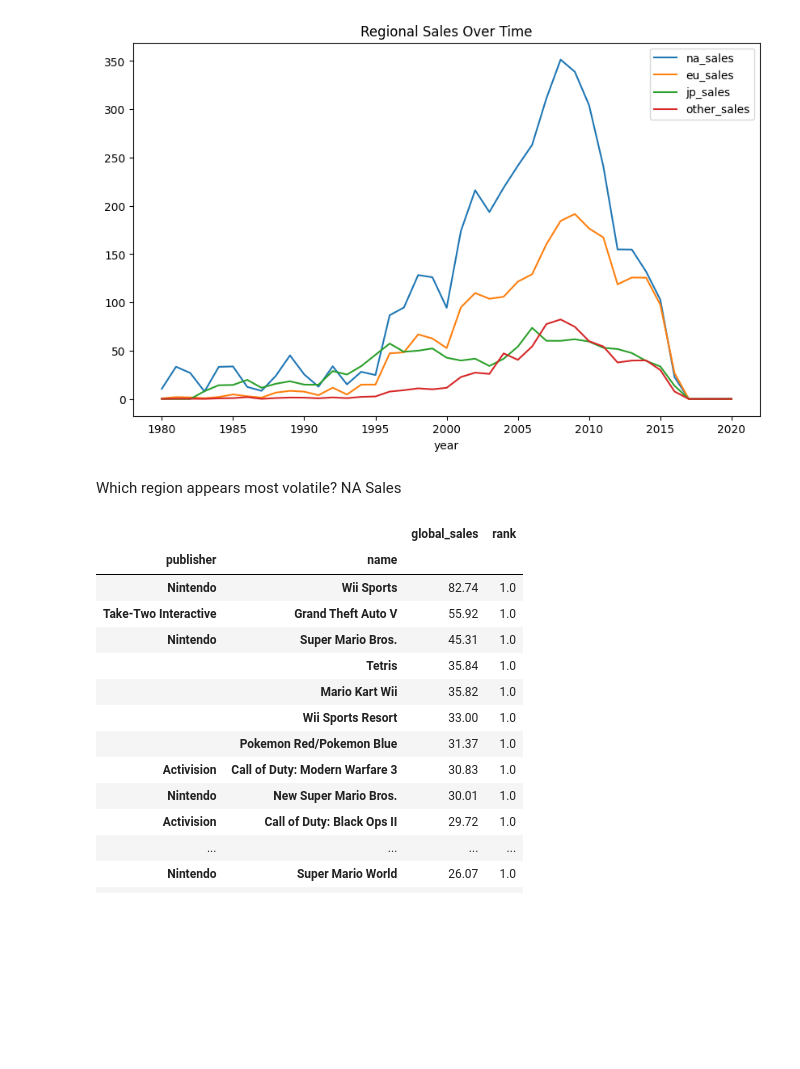
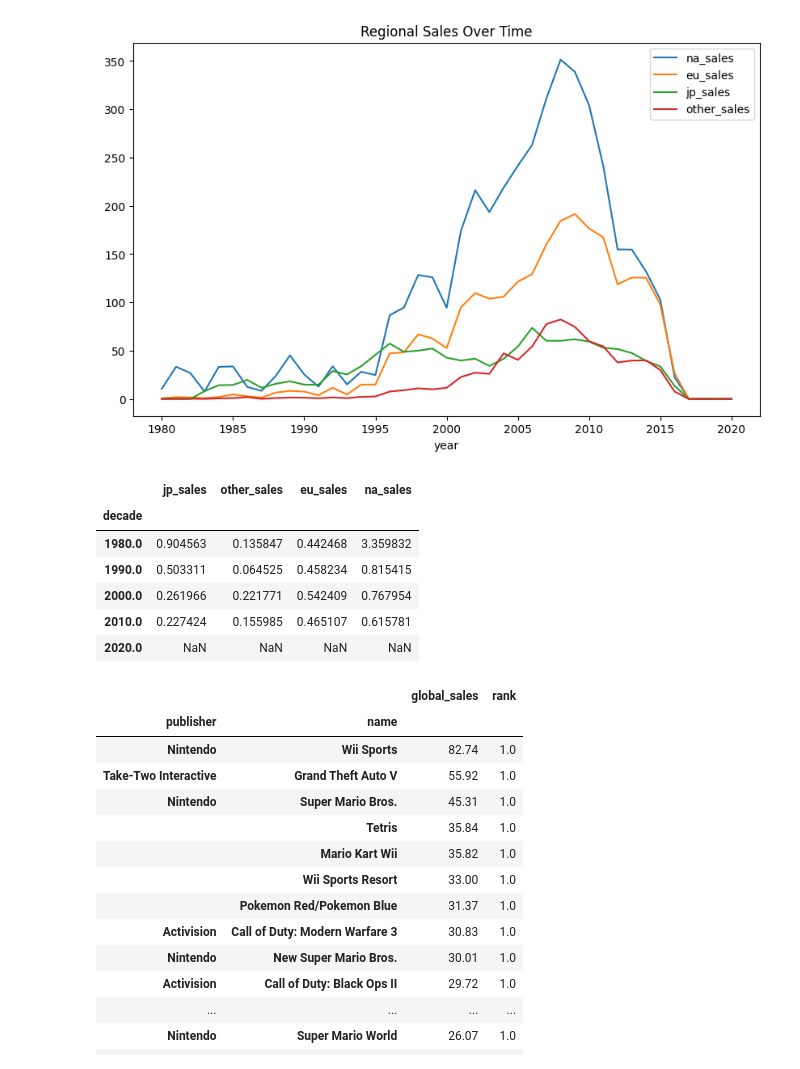
Before and after one commit to 1DownLabs/python-foundations, a Jupyter notebook: notebooks/08_deep_eda_analysis.ipynb, the cells around one changed output. Drawn from its saved outputs; the diff is of its cells as text; code cells hidden in the pictures; blank space fills up the shorter version.

```diff
--- a/notebooks/08_deep_eda_analysis.ipynb
+++ b/notebooks/08_deep_eda_analysis.ipynb
@@ -323,10 +323,22 @@ plt.title("Regional Sales Over Time")
 plt.show()
 # %% [output]
 [figure]
-# %% [markdown]
-
-Which region appears most volatile?
-NA Sales
+# %%
+decade_regional_sale = df.groupby('decade')[['jp_sales', 'other_sales', 'eu_sales', 'na_sales']].std()
+
+decade_regional_sale
+
+
+# Which region appears most volatile?
+# NA Sales has highest std div in all decades which means it is highly volatile
+# %% [output]
+|  | jp_sales | other_sales | eu_sales | na_sales |
+| decade |  |  |  |  |
+| 1980.0 | 0.904563 | 0.135847 | 0.442468 | 3.359832 |
+| 1990.0 | 0.503311 | 0.064525 | 0.458234 | 0.815415 |
+| 2000.0 | 0.261966 | 0.221771 | 0.542409 | 0.767954 |
+| 2010.0 | 0.227424 | 0.155985 | 0.465107 | 0.615781 |
+| 2020.0 | NaN | NaN | NaN | NaN |
 # %%
 publisher_game = df.groupby(['publisher','name']).agg(global_sales = ('global_sales', 'sum'))
 publisher_game['rank'] = publisher_game.groupby(['publisher','name'])['global_sales'].rank(method='max', ascending=False)
```
